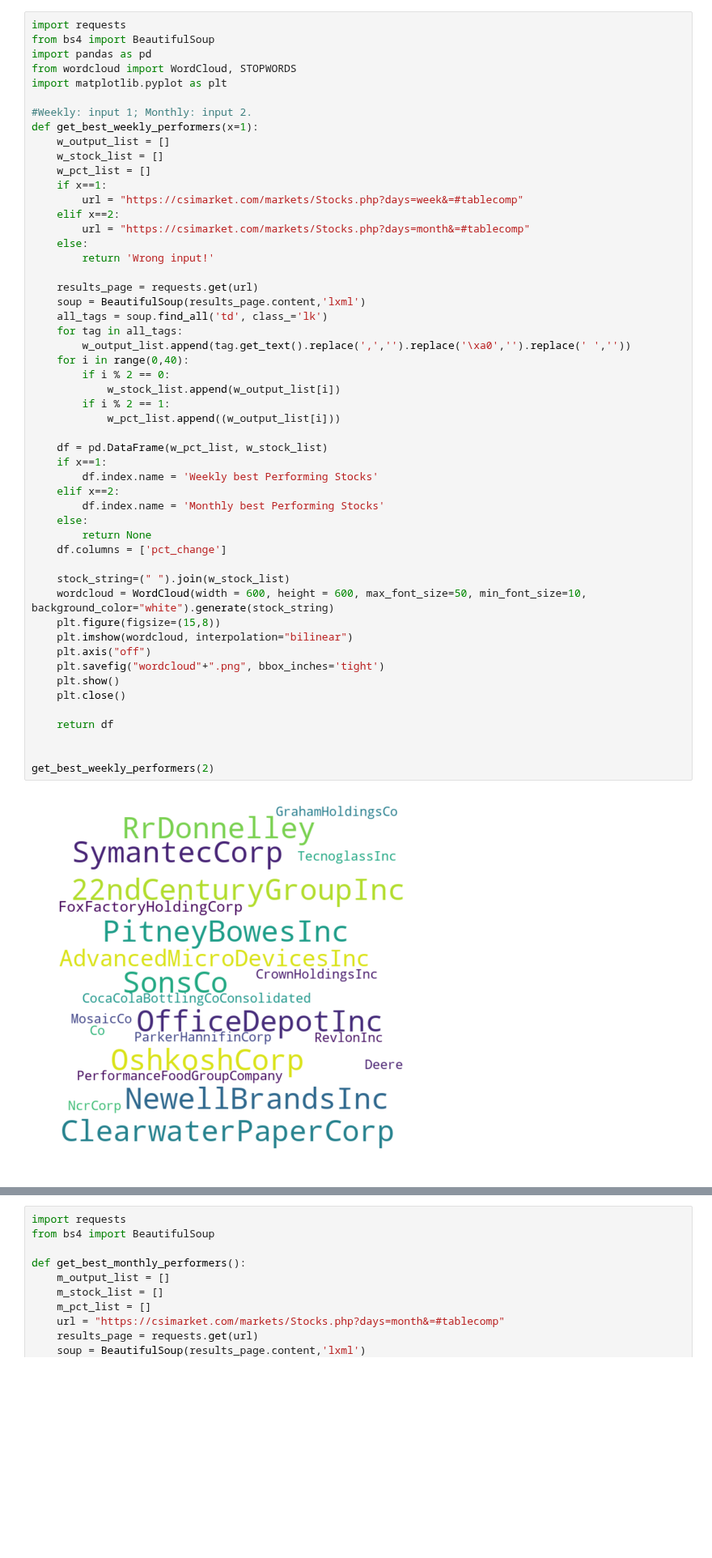
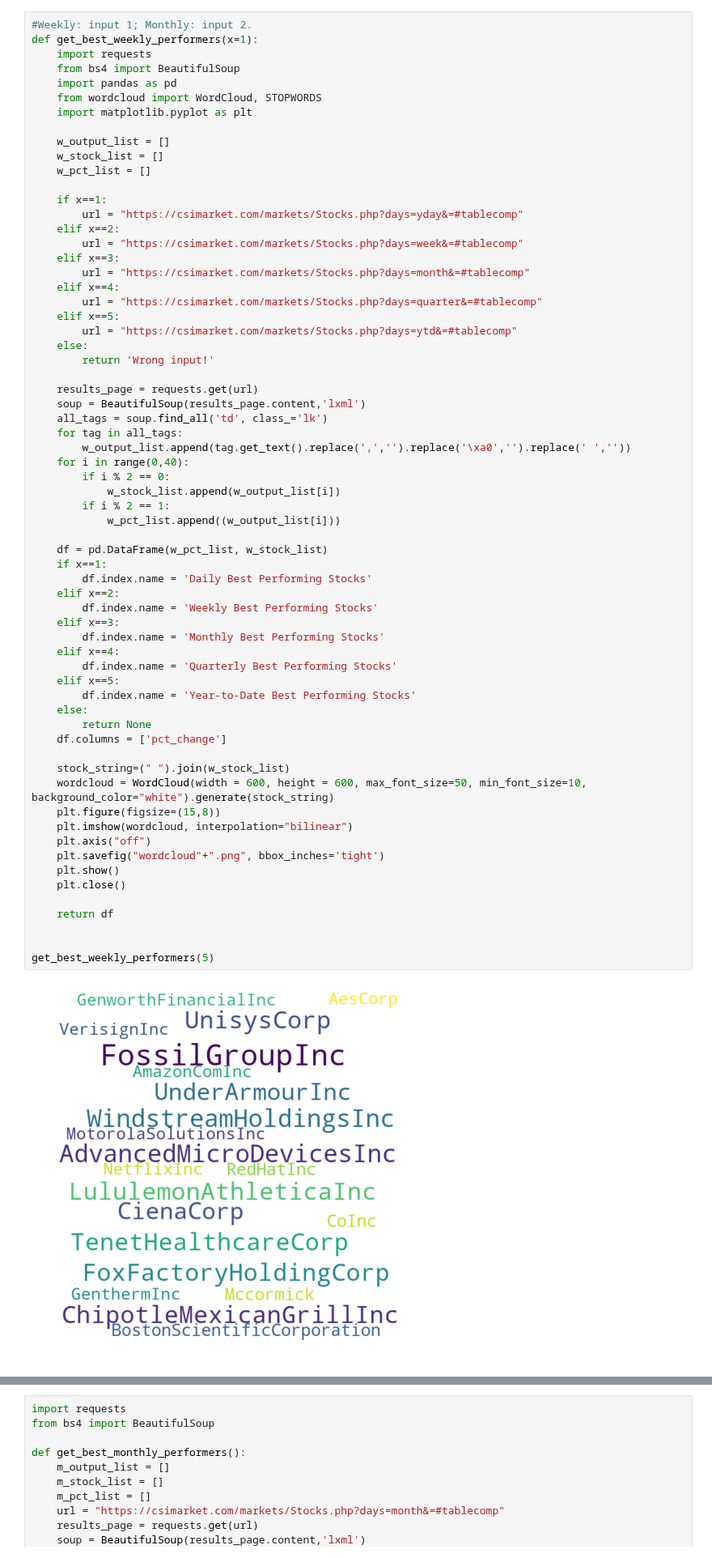
Before and after one commit to Peiyao-Lyu/Handbook-for-Stocklovers-and-Screenning-Tools, a Jupyter notebook: rh2910_Tools_Project.ipynb, the cells around one changed output, grey strips where cells are left out. Shown at 81% size. Cells and saved outputs as stored; diff of their text form; blank space fills up the shorter version.

Commit message:
Extending function to extract daily, weekly, monthly, quarterly, and yearly data

```diff
--- a/rh2910_Tools_Project.ipynb
+++ b/rh2910_Tools_Project.ipynb
@@ -1,19 +1,26 @@
 # %%
-import requests
-from bs4 import BeautifulSoup
-import pandas as pd
-from wordcloud import WordCloud, STOPWORDS
-import matplotlib.pyplot as plt
-
 #Weekly: input 1; Monthly: input 2.
 def get_best_weekly_performers(x=1):
+    import requests
+    from bs4 import BeautifulSoup
+    import pandas as pd
+    from wordcloud import WordCloud, STOPWORDS
+    import matplotlib.pyplot as plt
+
     w_output_list = []
     w_stock_list = []
     w_pct_list = []
+
     if x==1:
+        url = "https://csimarket.com/markets/Stocks.php?days=yday&=#tablecomp"
+    elif x==2:
         url = "https://csimarket.com/markets/Stocks.php?days=week&=#tablecomp"
-    elif x==2:
+    elif x==3:
         url = "https://csimarket.com/markets/Stocks.php?days=month&=#tablecomp"
+    elif x==4:
+        url = "https://csimarket.com/markets/Stocks.php?days=quarter&=#tablecomp"
+    elif x==5:
+        url = "https://csimarket.com/markets/Stocks.php?days=ytd&=#tablecomp"
     else:
         return 'Wrong input!'
 
@@ -21,35 +28,41 @@ def get_best_weekly_performers(x=1):
     soup = BeautifulSoup(results_page.content,'lxml')
     all_tags = soup.find_all('td', class_='lk')
     for tag in all_tags:
         w_output_list.append(tag.get_text().replace(',','').replace('\xa0','').replace(' ',''))
     for i in range(0,40):
         if i % 2 == 0:
             w_stock_list.append(w_output_list[i])
         if i % 2 == 1:
             w_pct_list.append((w_output_list[i]))
 
     df = pd.DataFrame(w_pct_list, w_stock_list)
     if x==1:
-        df.index.name = 'Weekly best Performing Stocks'
+        df.index.name = 'Daily Best Performing Stocks'
     elif x==2:
-        df.index.name = 'Monthly best Performing Stocks'
+        df.index.name = 'Weekly Best Performing Stocks'
+    elif x==3:
+        df.index.name = 'Monthly Best Performing Stocks'
+    elif x==4:
+        df.index.name = 'Quarterly Best Performing Stocks'
+    elif x==5:
+        df.index.name = 'Year-to-Date Best Performing Stocks'
     else:
         return None
     df.columns = ['pct_change']
 
     stock_string=(" ").join(w_stock_list)
     wordcloud = WordCloud(width = 600, height = 600, max_font_size=50, min_font_size=10, background_color="white").generate(stock_string)
     plt.figure(figsize=(15,8))
     plt.imshow(wordcloud, interpolation="bilinear")
     plt.axis("off")
     plt.savefig("wordcloud"+".png", bbox_inches='tight')
     plt.show()
     plt.close()
 
     return df
 
 
-get_best_weekly_performers(2)
+get_best_weekly_performers(5)
 # %% [output]
-[figure, old version]
+[figure, new version]
 |  | pct_change |
```
Also changed, not shown: parts of 1 cell of this notebook, 1 other file.
